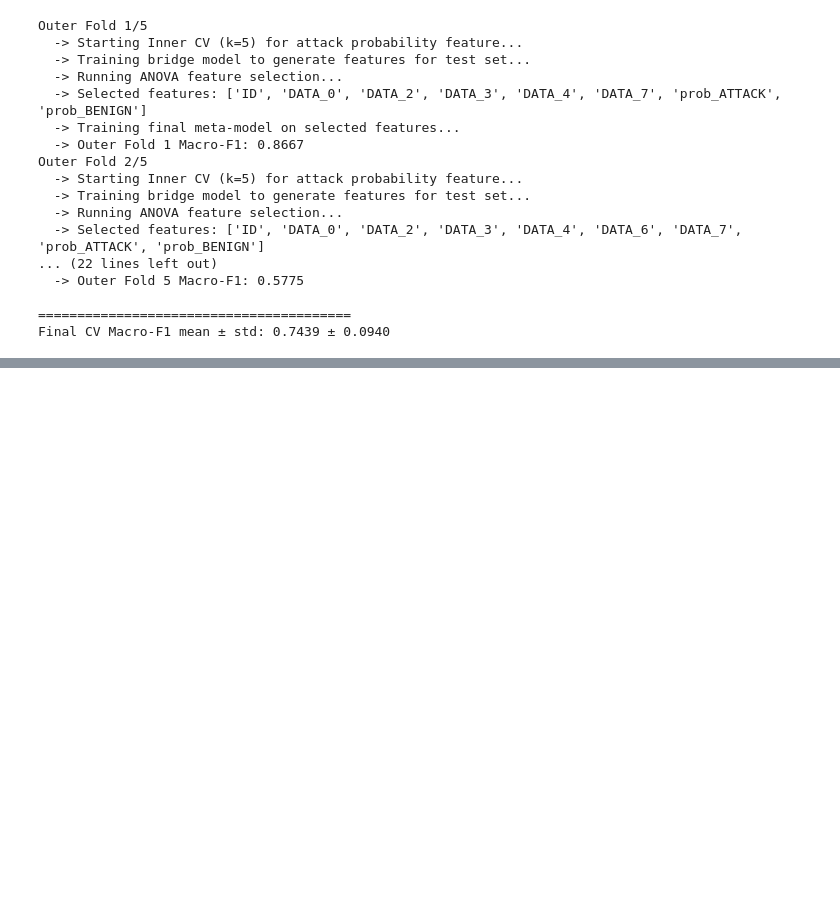
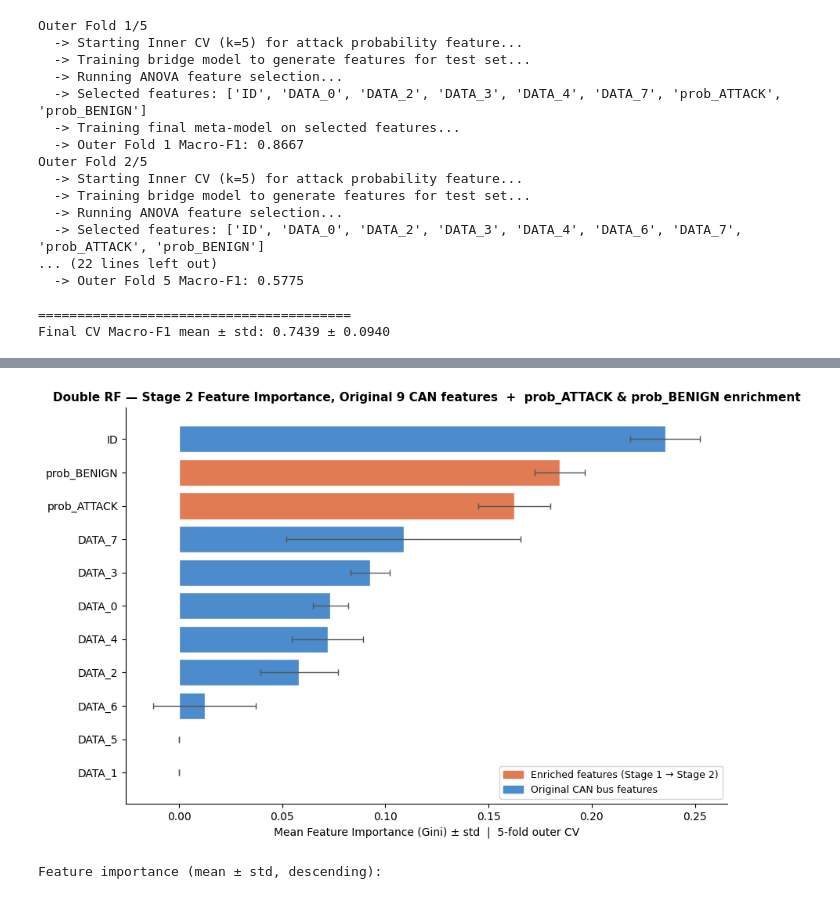
Before and after one commit to Hop-Le133884/IoV-secureFL-Pipeline, a Jupyter notebook: notebooks/01_reproducing_exploration_baseline.ipynb, the cells around one changed output, grey strips where cells are left out. Saved outputs shown, nothing was run; the diff lists cells and outputs as text; code cells hidden in the pictures; blank space fills up the shorter version.

```diff
--- a/notebooks/01_reproducing_exploration_baseline.ipynb
+++ b/notebooks/01_reproducing_exploration_baseline.ipynb
@@ -579,0 +709,80 @@ Final CV Macro-F1 mean ± std: 0.7439 ± 0.0940
+# %%
+# ── Stage 2 Feature Importance — original 9 CAN features + prob_ATTACK & prob_BENIGN ──
+# Re-runs the outer CV (5 folds), collects meta_RF importances per fold.
+# Final chart shows mean ± std across 5 folds; enriched features highlighted.
+import matplotlib.patches as mpatches
+
+all_features = signature_cols + [f"prob_{c}" for c in le_inner.classes_]
+importance_matrix = np.zeros((5, len(all_features)))  # shape: (folds, features)
+
+for fold_idx, (train_idx, test_idx) in enumerate(outer_skf.split(X, y_outer)):
+    X_tr = X.iloc[train_idx].copy()
+    y_tr_in  = y_inner[train_idx]
+    y_tr_out = y_outer[train_idx]
+
+    # Inner CV — OOF prob features for train set (avoids leakage)
+    inner_skf_fi = StratifiedKFold(n_splits=5, shuffle=True, random_state=42)
+    oof_probs_fi = np.zeros((len(X_tr), len(le_inner.classes_)))
+    for itr, ival in inner_skf_fi.split(X_tr, y_tr_in):
+        im = RandomForestClassifier(n_estimators=80, max_depth=7,
+                                    class_weight="balanced_subsample", random_state=42, n_jobs=-1)
+        im.fit(X_tr.iloc[itr], y_tr_in[itr])
+        oof_probs_fi[ival] = im.predict_proba(X_tr.iloc[ival])
+
+    X_tr_aug = X_tr.copy()
+    for i, cls in enumerate(le_inner.classes_):
+        X_tr_aug[f"prob_{cls}"] = oof_probs_fi[:, i]
+
+    # ANOVA feature selection (same logic as main nested CV)
+    sel = SelectKBest(f_classif, k="all").fit(X_tr_aug, y_tr_out)
+    p_vals   = pd.Series(sel.pvalues_, index=X_tr_aug.columns)
+    selected = p_vals[p_vals < 0.05].index.tolist()
+    if len(selected) < 4:
+        selected = pd.Series(sel.scores_, index=X_tr_aug.columns).nlargest(6).index.tolist()
+
+    # Train meta RF on selected features, collect importances
+    meta = RandomForestClassifier(n_estimators=200, class_weight="balanced_subsample",
+                                  max_depth=7, min_samples_leaf=2, random_state=42, n_jobs=-1)
+    meta.fit(X_tr_aug[selected], y_tr_out)
+
+    # Map fold importances back to the full 11-feature list (0 for unselected)
+    imp_map = dict(zip(selected, meta.feature_importances_))
+    for j, feat in enumerate(all_features):
+        importance_matrix[fold_idx, j] = imp_map.get(feat, 0.0)
+
+# summary
+mean_imp = importance_matrix.mean(axis=0)
+std_imp  = importance_matrix.std(axis=0)
+feat_df  = pd.DataFrame({"feature": all_features, "mean": mean_imp, "std": std_imp})
+feat_df  = feat_df.sort_values("mean", ascending=True).reset_index(drop=True)
+
+enriched_feats = {f"prob_{c}" for c in le_inner.classes_}
+colors = ["#E07B54" if f in enriched_feats else "#4C8BCC" for f in feat_df["feature"]]
+
+# Plot
+fig, ax = plt.subplots(figsize=(9, 6))
+ax.barh(feat_df["feature"], feat_df["mean"], xerr=feat_df["std"],
+        color=colors, edgecolor="white", capsize=3,
+        error_kw=dict(elinewidth=1, ecolor="#555"))
+
+leg_handles = [
+    mpatches.Patch(color="#E07B54", label="Enriched features (Stage 1 → Stage 2)"),
+    mpatches.Patch(color="#4C8BCC", label="Original CAN bus features"),
+]
+ax.legend(handles=leg_handles, loc="lower right", fontsize=9)
+ax.set_xlabel("Mean Feature Importance (Gini) ± std  |  5-fold outer CV", fontsize=10)
+ax.set_title(
+    "Double RF — Stage 2 Feature Importance, Original 9 CAN features  +  prob_ATTACK & prob_BENIGN enrichment",
+    fontsize=11, fontweight="bold")
+ax.spines[["top", "right"]].set_visible(False)
+plt.tight_layout()
+plt.show()
+
+print("Feature importance (mean ± std, descending):")
+display(
+    feat_df.sort_values("mean", ascending=False).reset_index(drop=True)
+    .style.format({"mean": "{:.4f}", "std": "{:.4f}"})
+)
+# %% [output]
+[figure, added]
+Feature importance (mean ± std, descending):
```
Also changed, not shown: parts of 6 cells of this notebook, 8 other files.
